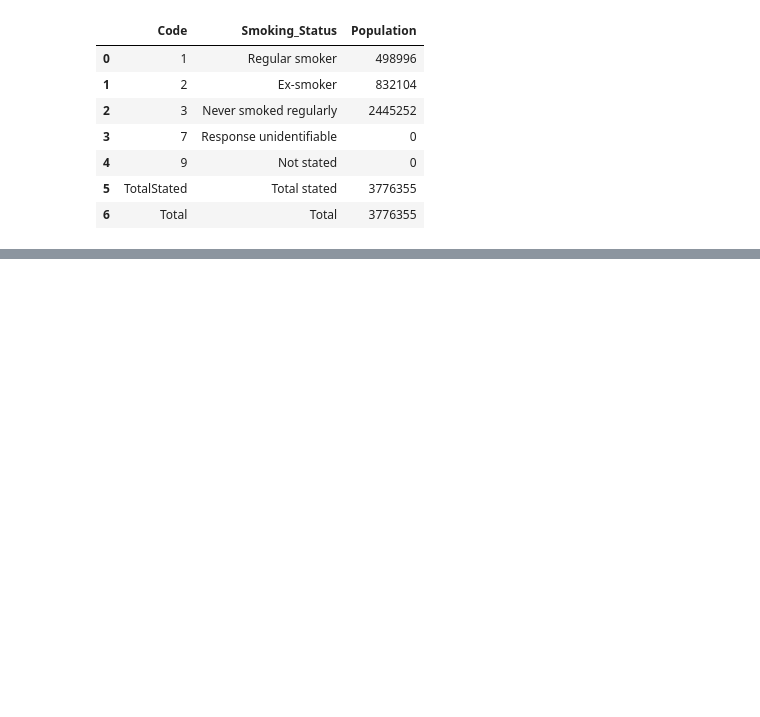
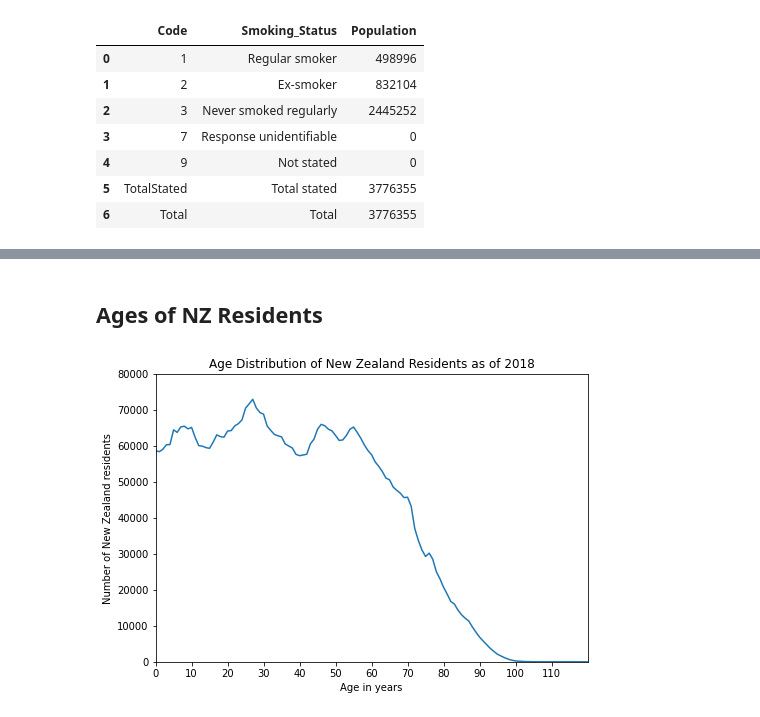
Before and after one commit to Joseph-See/NZ-Stats-Analysis-Python, a Jupyter notebook: NZ_census_analysis.ipynb, the cells around one changed output, grey strips where cells are left out. Drawn from its saved outputs; the diff is of its cells as text; code cells hidden in the pictures; blank space fills up the shorter version.

```diff
--- a/NZ_census_analysis.ipynb
+++ b/NZ_census_analysis.ipynb
@@ -130,0 +132,18 @@ plt.show()
+# %% [markdown]
+## Ages of NZ Residents
+# %%
+ages = pd.read_csv('age-single-years-2018-census-csv.csv')
+num_per_age = ages.Census_night_population_count
+num_per_age = num_per_age.drop([121])
+fig = plt.figure()
+ax = fig.add_axes([1,1,1,1])
+num_per_age.plot()
+ax.set_xticks(range(0, 120, 10))
+ax.set_title('Age Distribution of New Zealand Residents as of 2018')
+ax.set_xlabel('Age in years')
+ax.set_ylabel('Number of New Zealand residents')
+ax.set_ylim([0, 80000])
+ax.set_xlim([0, 120])
+plt.show()
+# %% [output]
+[figure, added]
```
Also changed, not shown: parts of 1 cell of this notebook, 1 other file.
